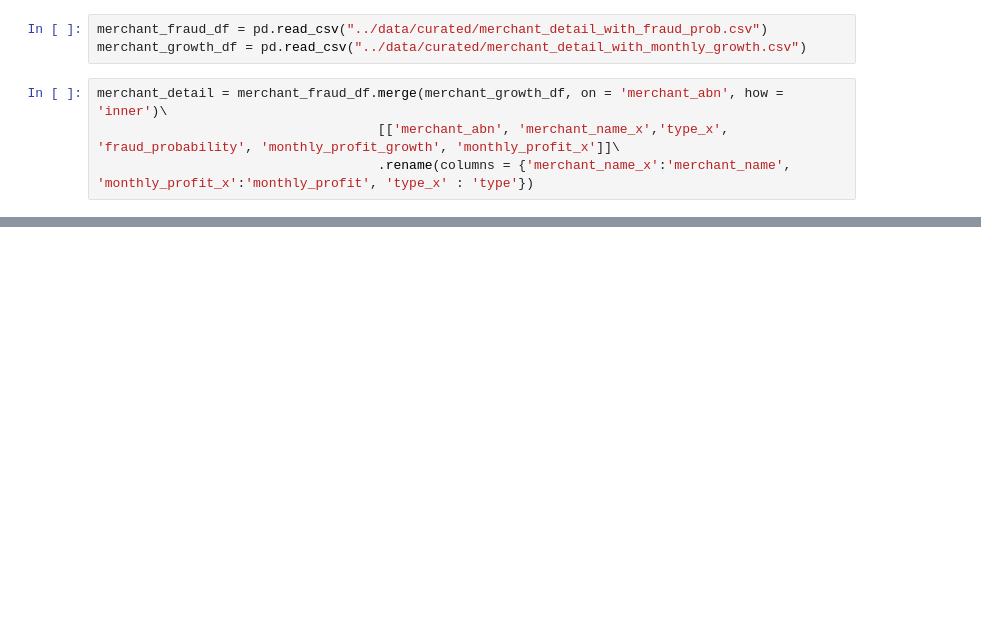
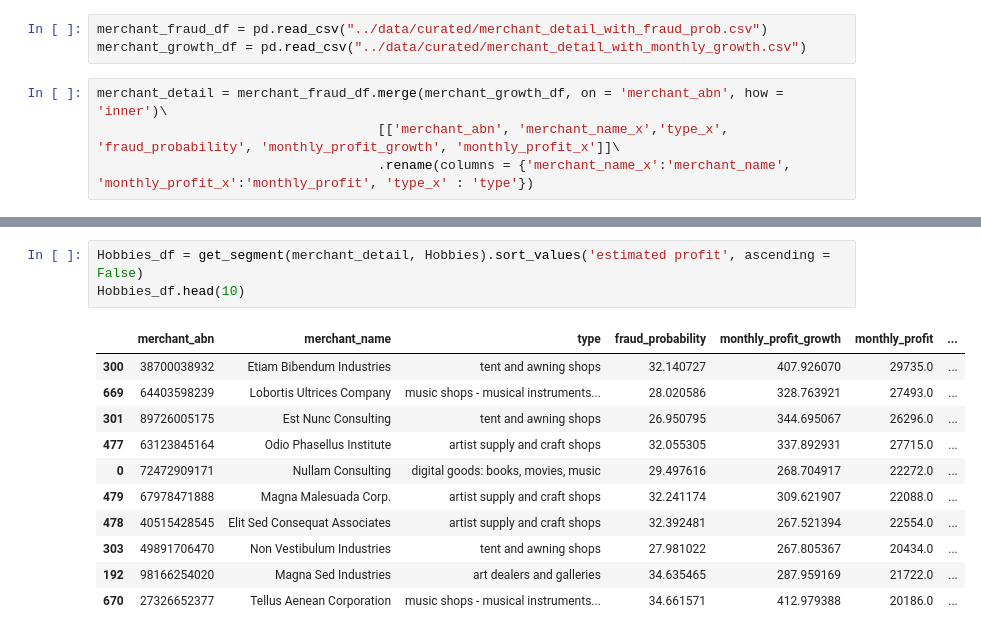
Before and after one commit to MAST30034-Applied-Data-Science/generic-buy-now-pay-later-project-group-33, a Jupyter notebook: notebooks/8.ranking system.ipynb, the cells around one changed output, grey strips where cells are left out. Cells and saved outputs as stored; diff of their text form; blank space fills up the shorter version.

```diff
--- a/notebooks/8.ranking system.ipynb
+++ b/notebooks/8.ranking system.ipynb
@@ -29,0 +89,15 @@ merchant_detail.sort_values('estimated profit', ascending = False)
+# %%
+Hobbies_df = get_segment(merchant_detail, Hobbies).sort_values('estimated profit', ascending = False)
+Hobbies_df.head(10)
+# %% [output]
+|  | merchant_abn | merchant_name | type | fraud_probability | monthly_profit_growth | monthly_profit | ... |
+| 300 | 38700038932 | Etiam Bibendum Industries | tent and awning shops | 32.140727 | 407.926070 | 29735.0 | ... |
+| 669 | 64403598239 | Lobortis Ultrices Company | music shops - musical instruments... | 28.020586 | 328.763921 | 27493.0 | ... |
+| 301 | 89726005175 | Est Nunc Consulting | tent and awning shops | 26.950795 | 344.695067 | 26296.0 | ... |
+| 477 | 63123845164 | Odio Phasellus Institute | artist supply and craft shops | 32.055305 | 337.892931 | 27715.0 | ... |
+| 0 | 72472909171 | Nullam Consulting | digital goods: books, movies, music | 29.497616 | 268.704917 | 22272.0 | ... |
+| 479 | 67978471888 | Magna Malesuada Corp. | artist supply and craft shops | 32.241174 | 309.621907 | 22088.0 | ... |
+| 478 | 40515428545 | Elit Sed Consequat Associates | artist supply and craft shops | 32.392481 | 267.521394 | 22554.0 | ... |
+| 303 | 49891706470 | Non Vestibulum Industries | tent and awning shops | 27.981022 | 267.805367 | 20434.0 | ... |
+| 192 | 98166254020 | Magna Sed Industries | art dealers and galleries | 34.635465 | 287.959169 | 21722.0 | ... |
+| 670 | 27326652377 | Tellus Aenean Corporation | music shops - musical instruments... | 34.661571 | 412.979388 | 20186.0 | ... |
```
Also changed, not shown: parts of 10 cells of this notebook.
